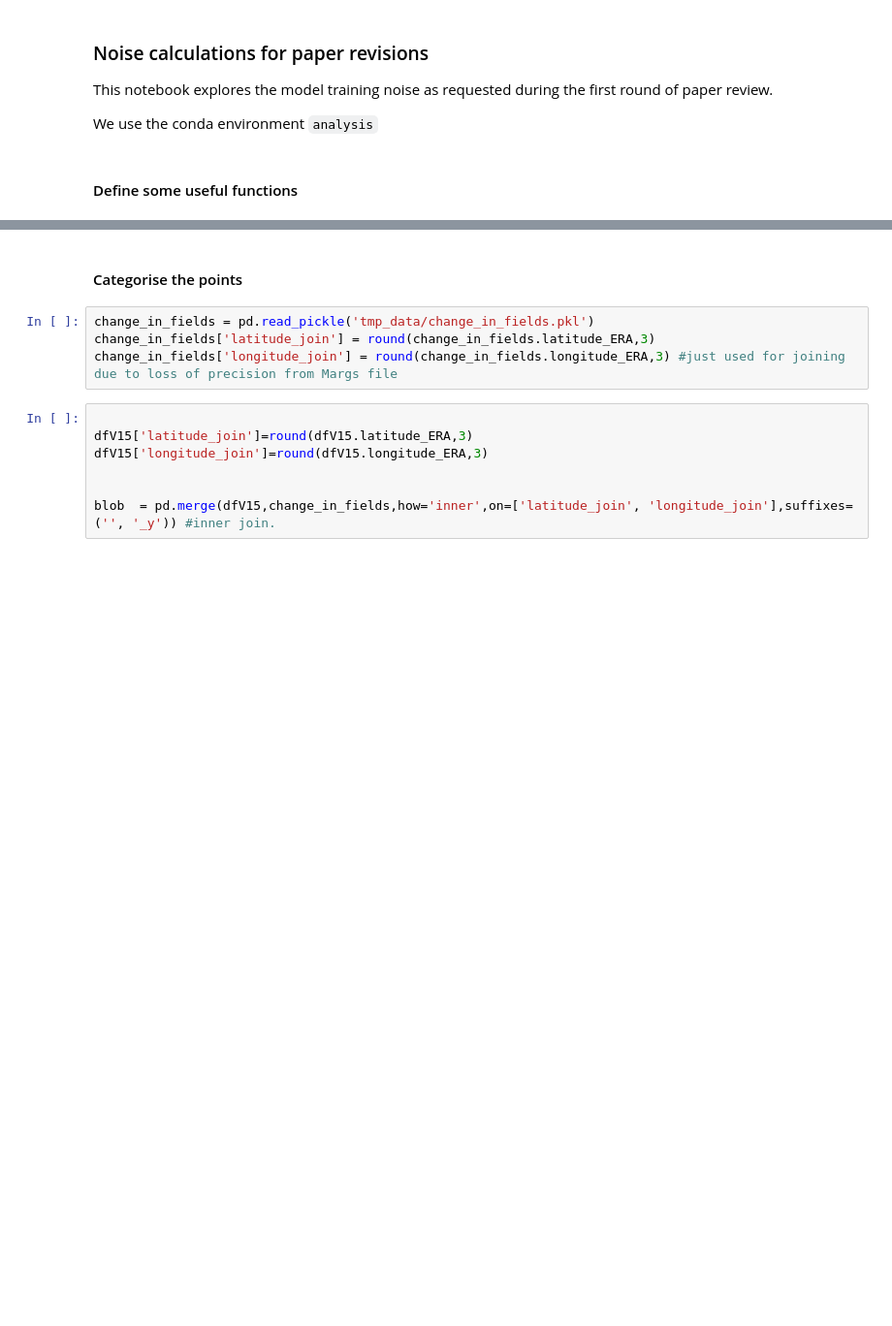
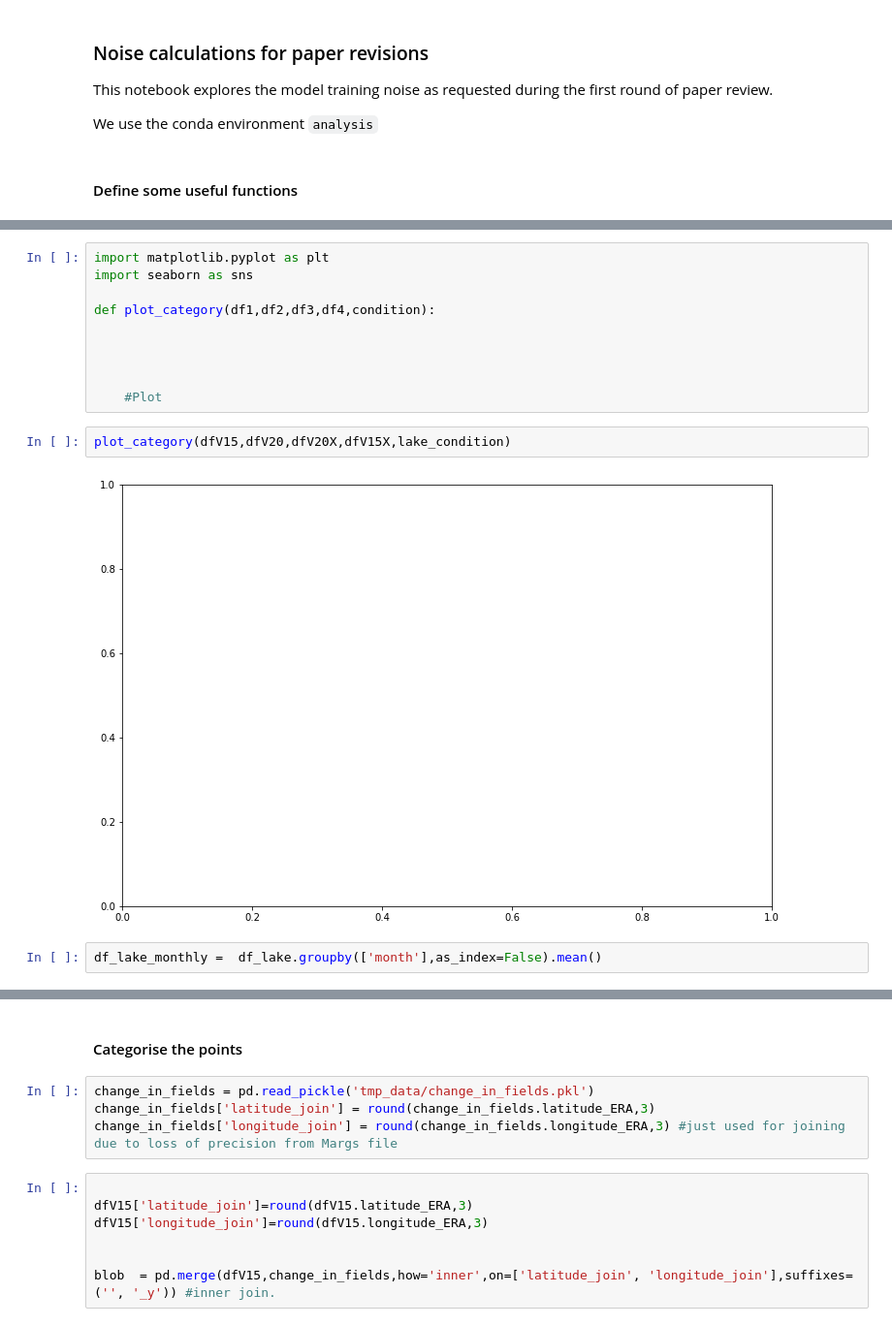
Before and after one commit to tomkimpson/ML4L, a Jupyter notebook: notebooks/revisions/noise_calculations.ipynb, the cells around one changed output, grey strips where cells are left out. Shown at 97% size. Saved outputs shown, nothing was run; the diff lists cells and outputs as text; blank space fills up the shorter version.

```diff
--- a/notebooks/revisions/noise_calculations.ipynb
+++ b/notebooks/revisions/noise_calculations.ipynb
@@ -153,0 +418,16 @@ Collecting noise numbers for the following files:
+# %%
+import matplotlib.pyplot as plt
+import seaborn as sns
+
+def plot_category(df1,df2,df3,df4,condition):
+
+
+
+
+    #Plot
+# %%
+plot_category(dfV15,dfV20,dfV20X,dfV15X,lake_condition)
+# %% [output]
+[figure, added]
+# %%
+df_lake_monthly =  df_lake.groupby(['month'],as_index=False).mean()
```
Also changed, not shown: parts of 20 cells of this notebook, 11 other files.
